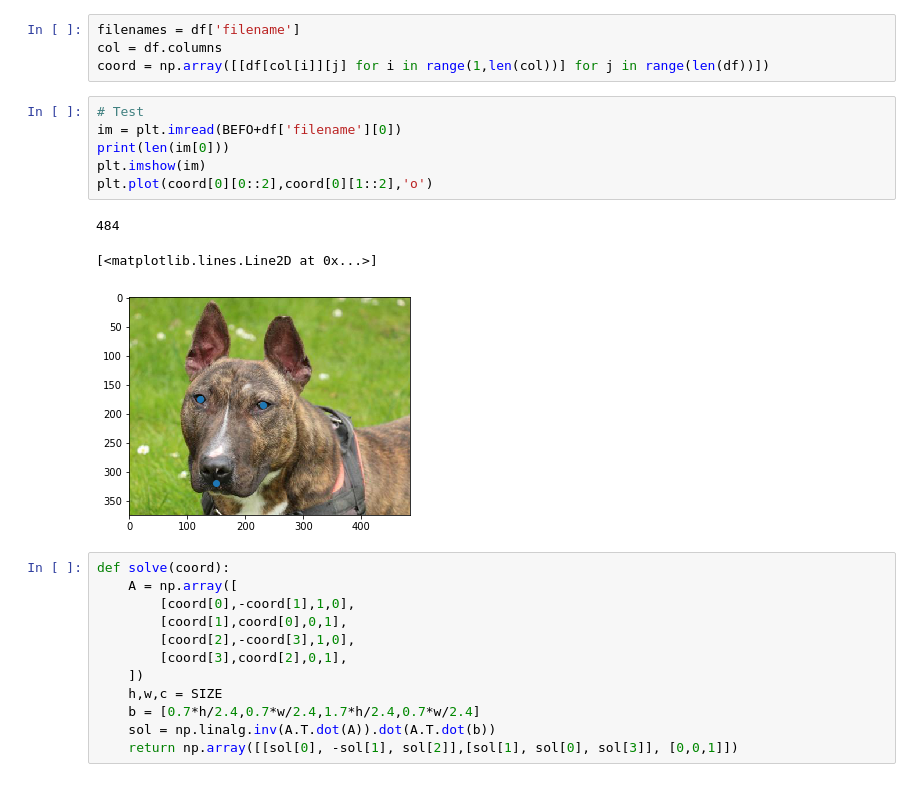
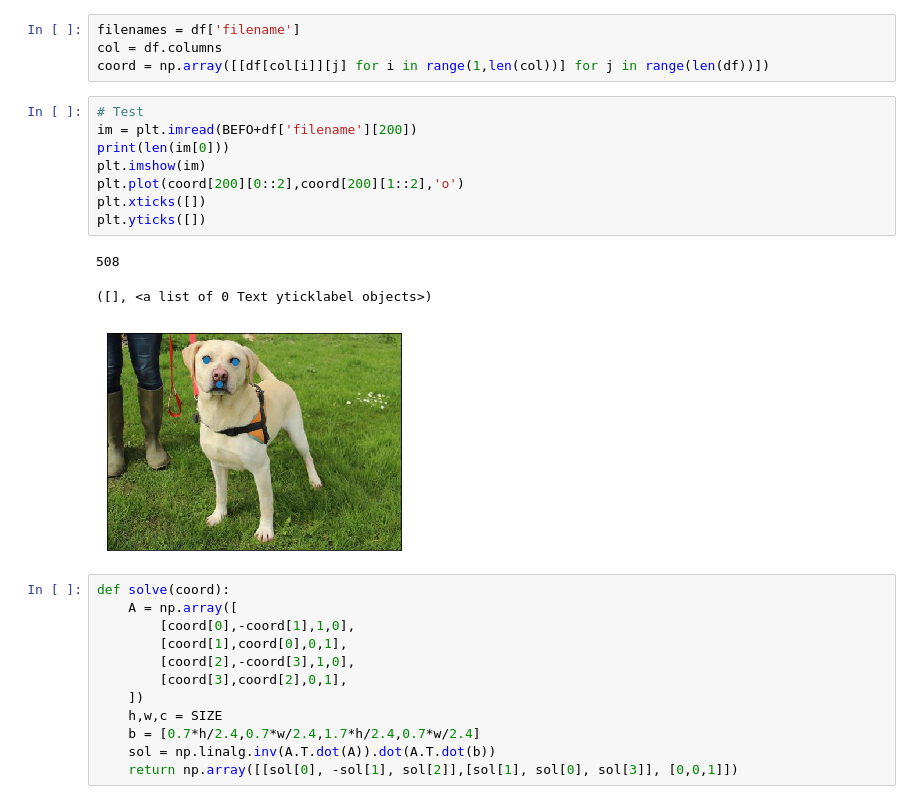
Before and after one commit to GuillaumeMougeot/DogFaceNet, a Jupyter notebook: dogfacenet/labelizer/align_face-new.ipynb, the cells around one changed output. Cells and saved outputs as stored; diff of their text form.

```diff
--- a/dogfacenet/labelizer/align_face-new.ipynb
+++ b/dogfacenet/labelizer/align_face-new.ipynb
@@ -21,14 +21,16 @@ col = df.columns
 coord = np.array([[df[col[i]][j] for i in range(1,len(col))] for j in range(len(df))])
 # %%
 # Test
-im = plt.imread(BEFO+df['filename'][0])
+im = plt.imread(BEFO+df['filename'][200])
 print(len(im[0]))
 plt.imshow(im)
-plt.plot(coord[0][0::2],coord[0][1::2],'o')
+plt.plot(coord[200][0::2],coord[200][1::2],'o')
+plt.xticks([])
+plt.yticks([])
 # %% [output]
-484
+508
-[<matplotlib.lines.Line2D at 0x...>]
+([], <a list of 0 Text yticklabel objects>)
-[figure, old version]
+[figure, new version]
 # %%
 def solve(coord):
     A = np.array([
```
